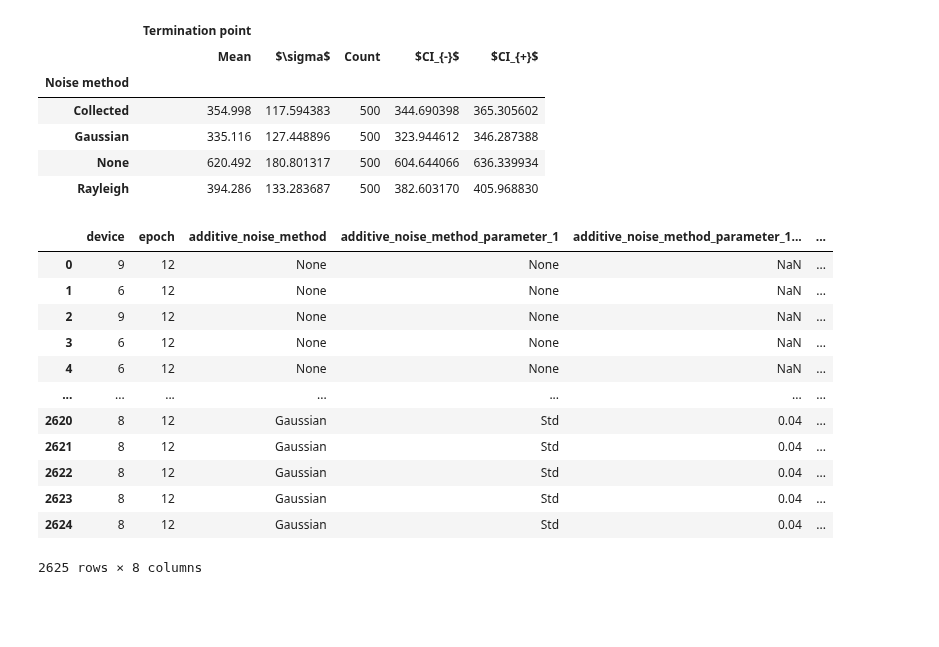
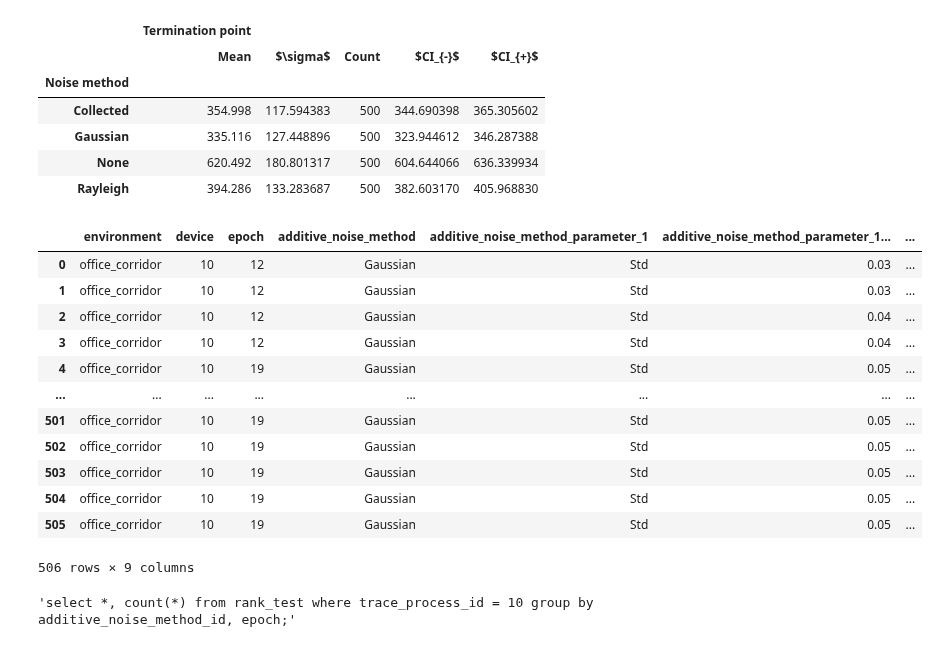
Before and after one commit to axelzedigh/MasterThesisResults, a Jupyter notebook: notebooks/Database_interactions.ipynb, the cells around one changed output. Drawn from its saved outputs; the diff is of its cells as text; code cells hidden in the pictures; blank space fills up the shorter version.

Commit message:
Trace metadata depth plot changes.

```diff
--- a/notebooks/Database_interactions.ipynb
+++ b/notebooks/Database_interactions.ipynb
@@ -140,48 +244,77 @@ wang
 | None | 620.492 | 180.801317 | 500 | 604.644066 | 636.339934 |
 | Rayleigh | 394.286 | 133.283687 | 500 | 382.603170 | 405.968830 |
 # %%
-query = """
+trace_process_id = 10
+training_dataset = 'Wang_2021 - Cable, 5 devices, 500k traces'
+distance = 15
+environment = 'office_corridor'
+test_dataset = 'Wang_2021'
+training_model = "cnn_110"
+
+epoch_1 = 12
+epoch_2 = 12
+epoch_3 = 12
+epoch_4 = 19
+epoch_none = 12
+
+additive_noise_method = "Gaussian"
+parameter_1_value_1 = 0.01
+parameter_1_value_2 = 0.03
+parameter_1_value_3 = 0.04
+parameter_1_value_4 = 0.05
+
+query_wang = f"""
     select
+        environment,
         device,
         epoch,
         additive_noise_method,
         additive_noise_method_parameter_1,
         additive_noise_method_parameter_1_value,
         additive_noise_method_parameter_2,
         additive_noise_method_parameter_2_value,
         termination_point
     from
         full_rank_test
     where
-        trace_process_id = 12
-        AND training_dataset = 'Wang_2021 - Cable, 5 devices, 500k traces'
-        AND environment = 'office_corridor'
+        trace_process_id = {trace_process_id}
+        AND training_model = '{training_model}'
+        AND training_dataset = '{training_dataset}'
         AND test_dataset = 'Wang_2021'
-        AND epoch = 12
-        AND distance = 15
+        AND environment = '{environment}'
+        AND distance = {distance}
         AND denoising_method IS NULL
+        AND (additive_noise_method IS NULL OR additive_noise_method = '{additive_noise_method}')
         AND (
-            additive_noise_method_parameter_1_value = 0.04
-            OR additive_noise_method_parameter_1_value IS NULL
-            OR additive_noise_method_parameter_1_value = 25
-            OR additive_noise_method_parameter_1_value = 0.0138
+            (additive_noise_method_parameter_1_value = {parameter_1_value_1} AND epoch = {epoch_none})
+            OR (additive_noise_method_parameter_1_value = {parameter_1_value_2} AND epoch = {epoch_1})
+            OR (additive_noise_method_parameter_1_value = {parameter_1_value_2} AND epoch = {epoch_2})
+            OR (additive_noise_method_parameter_1_value = {parameter_1_value_3} AND epoch = {epoch_3})
+            OR (additive_noise_method_parameter_1_value = {parameter_1_value_4} AND epoch = {epoch_4})
         )
     order by
-        additive_noise_method;
+        additive_noise_method_parameter_1_value
+        ;
 """
+
 data = pd.read_sql_query(query, con)
 data
 # %% [output]
-|  | device | epoch | additive_noise_method | additive_noise_method_parameter_1 | additive_noise_method_parameter_1... | ... |
-| 0 | 9 | 12 | None | None | NaN | ... |
-| 1 | 6 | 12 | None | None | NaN | ... |
-| 2 | 9 | 12 | None | None | NaN | ... |
-| 3 | 6 | 12 | None | None | NaN | ... |
-| 4 | 6 | 12 | None | None | NaN | ... |
-| ... | ... | ... | ... | ... | ... | ... |
-| 2620 | 8 | 12 | Gaussian | Std | 0.04 | ... |
-| 2621 | 8 | 12 | Gaussian | Std | 0.04 | ... |
-| 2622 | 8 | 12 | Gaussian | Std | 0.04 | ... |
-| 2623 | 8 | 12 | Gaussian | Std | 0.04 | ... |
-| 2624 | 8 | 12 | Gaussian | Std | 0.04 | ... |
+|  | environment | device | epoch | additive_noise_method | additive_noise_method_parameter_1 | additive_noise_method_parameter_1... | ... |
+| 0 | office_corridor | 10 | 12 | Gaussian | Std | 0.03 | ... |
+| 1 | office_corridor | 10 | 12 | Gaussian | Std | 0.03 | ... |
+| 2 | office_corridor | 10 | 12 | Gaussian | Std | 0.04 | ... |
+| 3 | office_corridor | 10 | 12 | Gaussian | Std | 0.04 | ... |
+| 4 | office_corridor | 10 | 19 | Gaussian | Std | 0.05 | ... |
+| ... | ... | ... | ... | ... | ... | ... | ... |
+| 501 | office_corridor | 10 | 19 | Gaussian | Std | 0.05 | ... |
+| 502 | office_corridor | 10 | 19 | Gaussian | Std | 0.05 | ... |
+| 503 | office_corridor | 10 | 19 | Gaussian | Std | 0.05 | ... |
+| 504 | office_corridor | 10 | 19 | Gaussian | Std | 0.05 | ... |
+| 505 | office_corridor | 10 | 19 | Gaussian | Std | 0.05 | ... |
-2625 rows × 8 columns
+506 rows × 9 columns
+# %%
+# Find which are fully analysed
+"select *, count(*) from rank_test where trace_process_id = 10 group by additive_noise_method_id, epoch;"
+# %% [output]
+'select *, count(*) from rank_test where trace_process_id = 10 group by additive_noise_method_id, epoch;'
```
Also changed, not shown: parts of 2 cells of this notebook, 6 other files.
